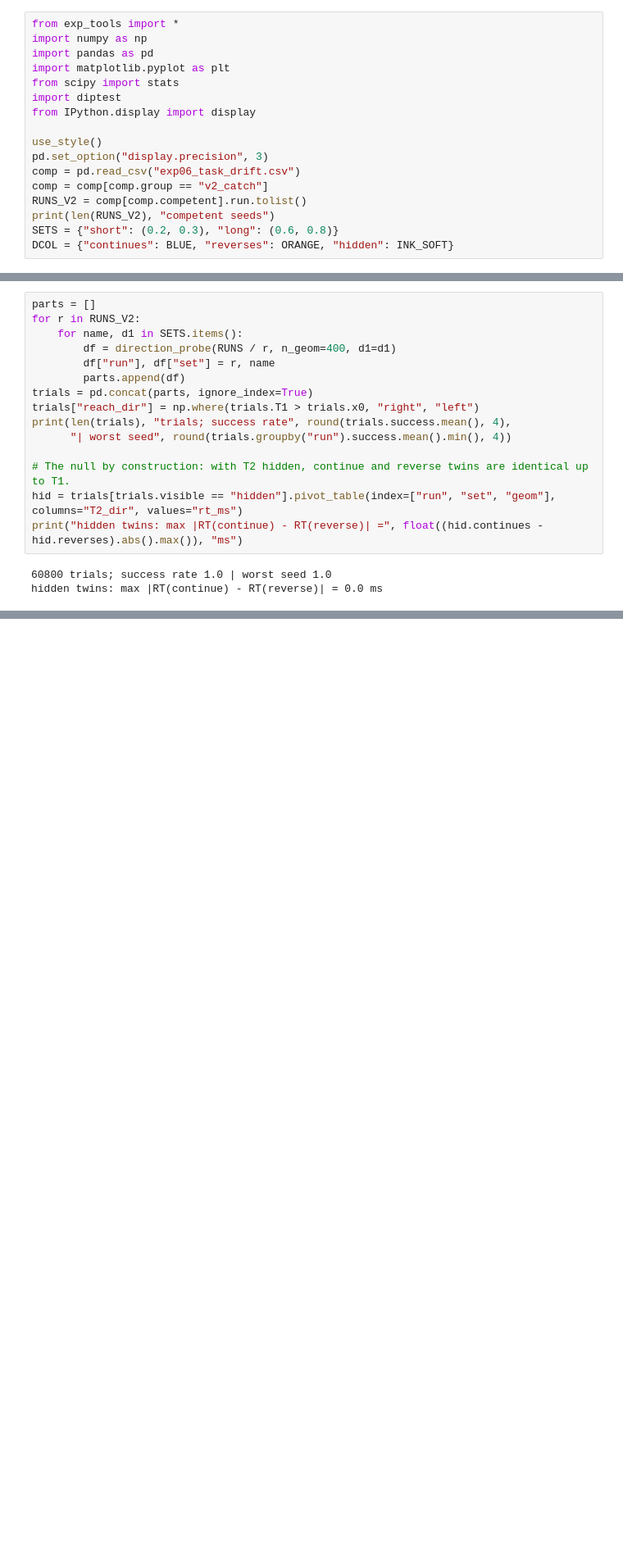
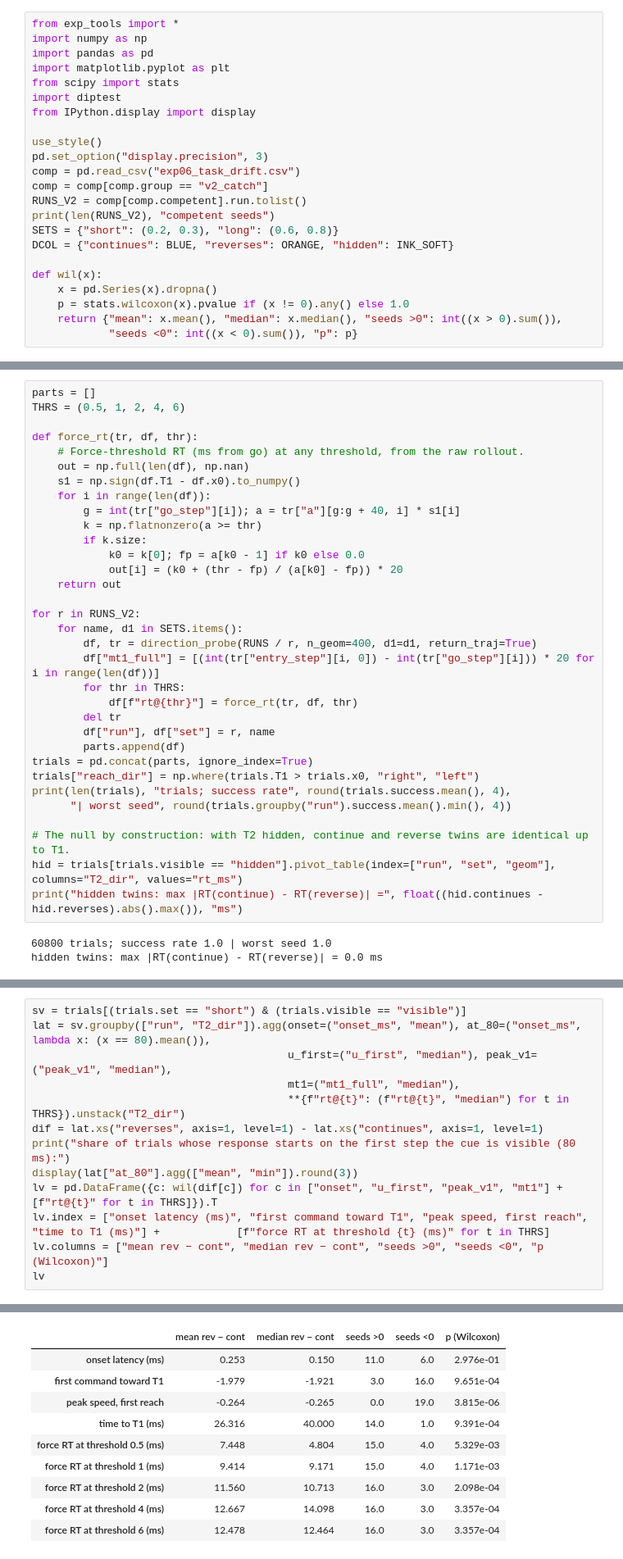
Before and after one commit to alighavam/SeqHorizon_basic, a Jupyter notebook: 1D/notebooks/experiments/08_rt_by_next_target_direction.ipynb, the cells around one changed output, grey strips where cells are left out. Shown at 82% size. Drawn from its saved outputs; the diff is of its cells as text; blank space fills up the shorter version.

```diff
--- a/1D/notebooks/experiments/08_rt_by_next_target_direction.ipynb
+++ b/1D/notebooks/experiments/08_rt_by_next_target_direction.ipynb
@@ -55,6 +55,12 @@ RUNS_V2 = comp[comp.competent].run.tolist()
 print(len(RUNS_V2), "competent seeds")
 SETS = {"short": (0.2, 0.3), "long": (0.6, 0.8)}
 DCOL = {"continues": BLUE, "reverses": ORANGE, "hidden": INK_SOFT}
+
+def wil(x):
+    x = pd.Series(x).dropna()
+    p = stats.wilcoxon(x).pvalue if (x != 0).any() else 1.0
+    return {"mean": x.mean(), "median": x.median(), "seeds >0": int((x > 0).sum()),
+            "seeds <0": int((x < 0).sum()), "p": p}
 # %% [output]
 19 competent seeds
 # %% [markdown]
@@ -91,9 +97,27 @@ axs[1].legend(fontsize=8); plt.tight_layout(); plt.show()
 ## Run all seeds
 # %%
 parts = []
+THRS = (0.5, 1, 2, 4, 6)
+
+def force_rt(tr, df, thr):
+    # Force-threshold RT (ms from go) at any threshold, from the raw rollout.
+    out = np.full(len(df), np.nan)
+    s1 = np.sign(df.T1 - df.x0).to_numpy()
+    for i in range(len(df)):
+        g = int(tr["go_step"][i]); a = tr["a"][g:g + 40, i] * s1[i]
+        k = np.flatnonzero(a >= thr)
+        if k.size:
+            k0 = k[0]; fp = a[k0 - 1] if k0 else 0.0
+            out[i] = (k0 + (thr - fp) / (a[k0] - fp)) * 20
+    return out
+
 for r in RUNS_V2:
     for name, d1 in SETS.items():
-        df = direction_probe(RUNS / r, n_geom=400, d1=d1)
+        df, tr = direction_probe(RUNS / r, n_geom=400, d1=d1, return_traj=True)
+        df["mt1_full"] = [(int(tr["entry_step"][i, 0]) - int(tr["go_step"][i])) * 20 for i in range(len(df))]
+        for thr in THRS:
+            df[f"rt@{thr}"] = force_rt(tr, df, thr)
+        del tr
         df["run"], df["set"] = r, name
         parts.append(df)
 trials = pd.concat(parts, ignore_index=True)
@@ -188,0 +235,14 @@ pd.DataFrame({f"{s} · T2 {d}": {"mean (ms)": tws.loc[s, d].mean(), "seeds > 0":
+# %%
+sv = trials[(trials.set == "short") & (trials.visible == "visible")]
+lat = sv.groupby(["run", "T2_dir"]).agg(onset=("onset_ms", "mean"), at_80=("onset_ms", lambda x: (x == 80).mean()),
+                                        u_first=("u_first", "median"), peak_v1=("peak_v1", "median"),
+                                        mt1=("mt1_full", "median"),
+                                        **{f"rt@{t}": (f"rt@{t}", "median") for t in THRS}).unstack("T2_dir")
+dif = lat.xs("reverses", axis=1, level=1) - lat.xs("continues", axis=1, level=1)
+print("share of trials whose response starts on the first step the cue is visible (80 ms):")
+display(lat["at_80"].agg(["mean", "min"]).round(3))
+lv = pd.DataFrame({c: wil(dif[c]) for c in ["onset", "u_first", "peak_v1", "mt1"] + [f"rt@{t}" for t in THRS]}).T
+lv.index = ["onset latency (ms)", "first command toward T1", "peak speed, first reach", "time to T1 (ms)"] +            [f"force RT at threshold {t} (ms)" for t in THRS]
+lv.columns = ["mean rev − cont", "median rev − cont", "seeds >0", "seeds <0", "p (Wilcoxon)"]
+lv
+# %% [output]
@@ -188,0 +253,10 @@ pd.DataFrame({f"{s} · T2 {d}": {"mean (ms)": tws.loc[s, d].mean(), "seeds > 0":
+|  | mean rev − cont | median rev − cont | seeds >0 | seeds <0 | p (Wilcoxon) |
+| onset latency (ms) | 0.253 | 0.150 | 11.0 | 6.0 | 2.976e-01 |
+| first command toward T1 | -1.979 | -1.921 | 3.0 | 16.0 | 9.651e-04 |
+| peak speed, first reach | -0.264 | -0.265 | 0.0 | 19.0 | 3.815e-06 |
+| time to T1 (ms) | 26.316 | 40.000 | 14.0 | 1.0 | 9.391e-04 |
+| force RT at threshold 0.5 (ms) | 7.448 | 4.804 | 15.0 | 4.0 | 5.329e-03 |
+| force RT at threshold 1 (ms) | 9.414 | 9.171 | 15.0 | 4.0 | 1.171e-03 |
+| force RT at threshold 2 (ms) | 11.560 | 10.713 | 16.0 | 3.0 | 2.098e-04 |
+| force RT at threshold 4 (ms) | 12.667 | 14.098 | 16.0 | 3.0 | 3.357e-04 |
+| force RT at threshold 6 (ms) | 12.478 | 12.464 | 16.0 | 3.0 | 3.357e-04 |
```
Also changed, not shown: parts of 6 cells of this notebook, 3 other files.
